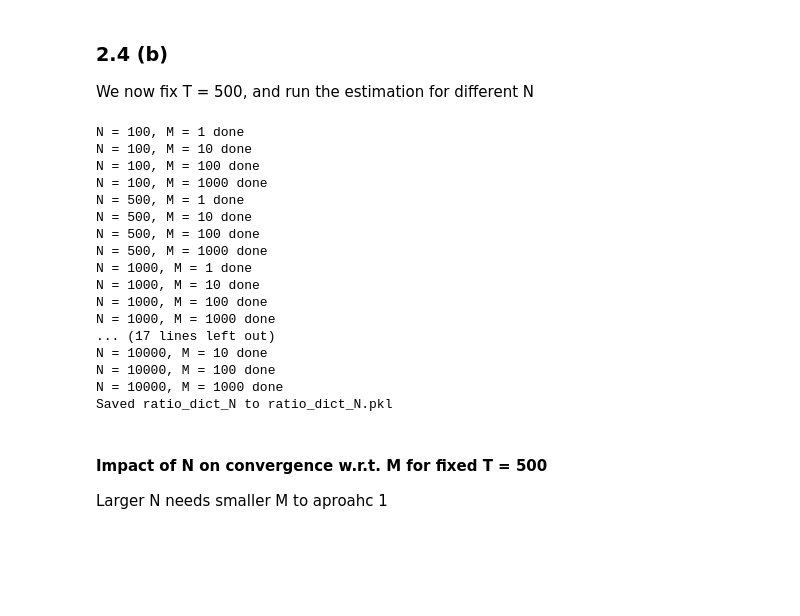
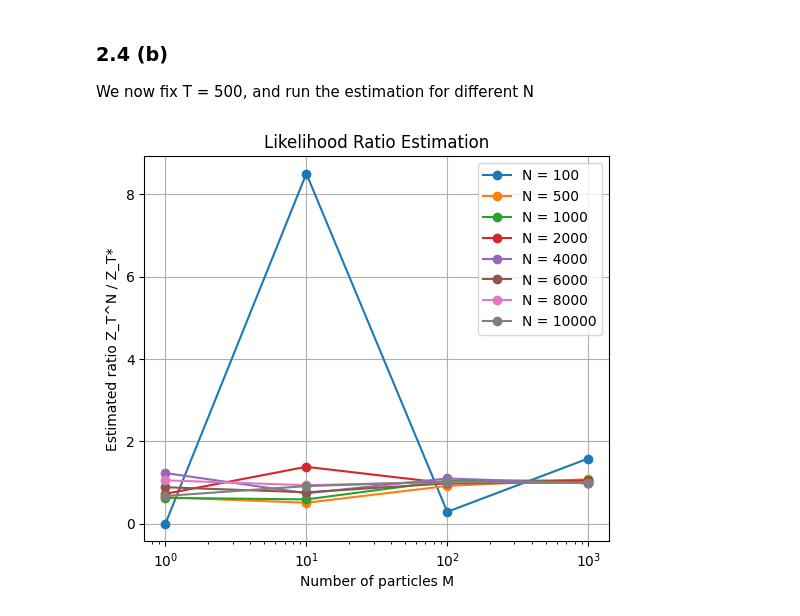
Before and after one commit to JackxTong/Stochastic-Simulation-Project, a Jupyter notebook: CW2_2025/cw_q2.ipynb, the cells around one changed output. Drawn from its saved outputs; the diff is of its cells as text; code cells hidden in the pictures; blank space fills up the shorter version.

```diff
--- a/CW2_2025/cw_q2.ipynb
+++ b/CW2_2025/cw_q2.ipynb
@@ -393,7 +393,7 @@ if os.path.exists("ratio_dict_M.pkl"):
 
 else:
     # run estimation for each M, takes a long time
-    M_range = [1, 10, 100, 1000, 10000]
+    M_range = [1, 10, 50, 100, 500, 1000, 10000]
     ratio_dict_M = {}
     for M in M_range:
         ratio_dict_M[M] = estimate_likelihood_ratio(T_range, M=M, N=100)
@@ -405,8 +407,3 @@ else:
-# %%
-M_range = [1, 10, 100, 1000, 10000]
-ratio_dict_M = {}
-for M in M_range:
-    ratio_dict_M[M] = estimate_likelihood_ratio(M=M, N=100)
 # %%
 plot_data = {}
 for T in T_range:
@@ -435,7 +433,8 @@ We now fix T = 500, and run the estimation for different N
 import os
 import pickle
 
-M_range = [1, 10, 100, 1000] # ignore 10000 for taking too long
+M_range = [1, 10, 50, 100, 500, 1000] # ignore 10000 for taking too long
+N_range = [100, 500, 1000, 2000, 4000, 6000, 8000, 10000]
 
 if os.path.exists("ratio_dict_N.pkl"):
     # load the ratio data for each N
@@ -444,12 +443,13 @@ if os.path.exists("ratio_dict_N.pkl"):
 
 else:
     # run estimation for each N, takes a long time
-    N_range = [100, 500, 1000, 2000, 4000, 6000, 8000, 10000]
     ratio_dict_N = {}
     for N in N_range:
         ratio_dict_N[N] = []
         for M in M_range:
-            ratio_dict_N[N].append(estimate_likelihood_ratio(T_range=[500], M=M, N=N))
+            ratio_estimate = estimate_likelihood_ratio(T_range=[500], M=M, N=N)
+            # this is a dict with T as key and ratio as value
+            ratio_dict_N[N].append(ratio_estimate[500])
             print(f"N = {N}, M = {M} done")
 
 
@@ -457,25 +457,20 @@ else:
     with open("ratio_dict_N.pkl", "wb") as f:
         pickle.dump(ratio_dict_N, f)
         print("Saved ratio_dict_N to ratio_dict_N.pkl")
-# %% [output]
-N = 100, M = 1 done
-N = 100, M = 10 done
-N = 100, M = 100 done
-N = 100, M = 1000 done
-N = 500, M = 1 done
-N = 500, M = 10 done
-N = 500, M = 100 done
-N = 500, M = 1000 done
-N = 1000, M = 1 done
-N = 1000, M = 10 done
-N = 1000, M = 100 done
-N = 1000, M = 1000 done
-... (17 lines left out)
-N = 10000, M = 10 done
-N = 10000, M = 100 done
-N = 10000, M = 1000 done
-Saved ratio_dict_N to ratio_dict_N.pkl
-# %% [markdown]
-#### Impact of N on convergence w.r.t. M for fixed T = 500
-
-Larger N needs smaller M to aproahc 1
+# %%
+plt.figure(figsize=(6, 5))
+for N in N_range:
+    plt.plot(M_range, ratio_dict_N[N], label=f"N = {N}", marker='o')
+    # ethan = ratio_dict_N[N]
+    # values = [list(d.values())[0] for d in ethan]
+    # plt.plot(M_range, values, label=f"N = {N}", marker='o')
+plt.xscale('log')
+plt.xlabel("Number of particles M")
+plt.ylabel("Estimated ratio Z_T^N / Z_T*")
+plt.axhline(y=1, color='r', linestyle='--')
+plt.title("Likelihood Ratio Estimation")
+plt.legend()
+plt.grid(True)
+plt.show()
+# %% [output]
+[figure, added]
```
Also changed, not shown: parts of 11 cells of this notebook.
